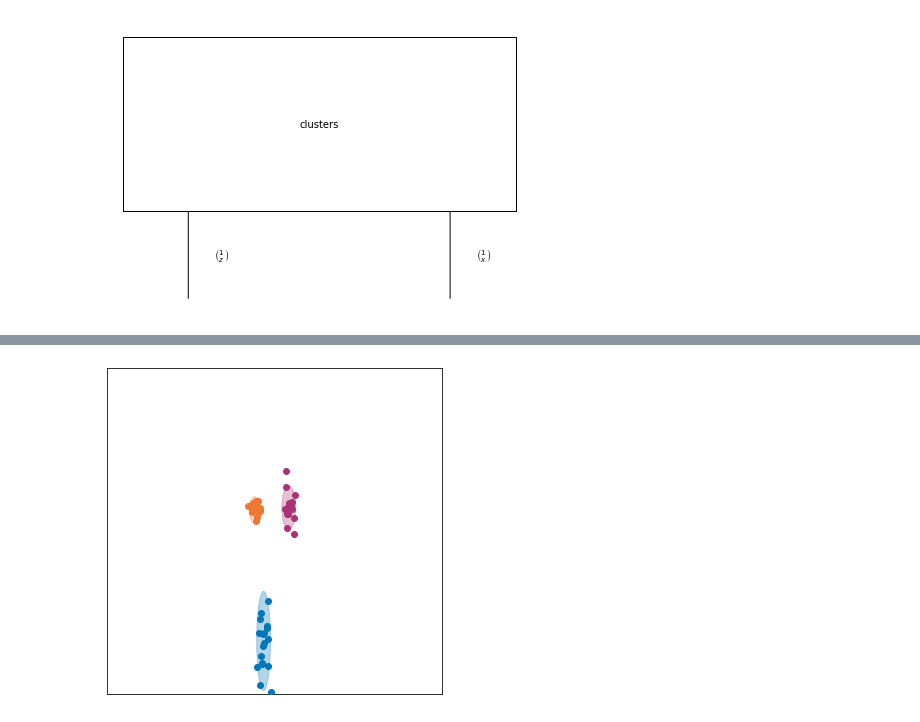
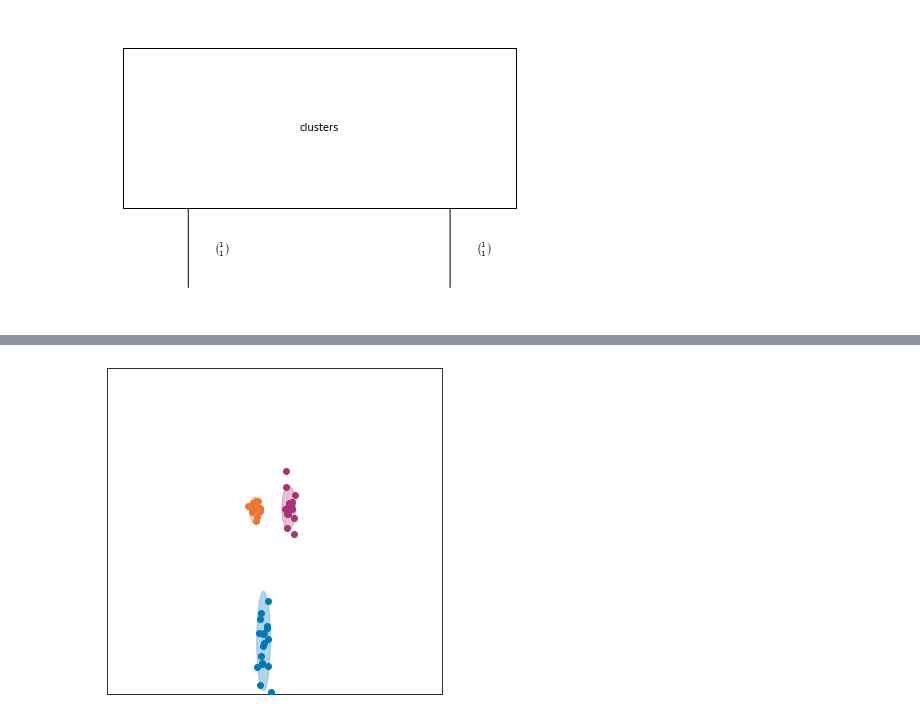
Before and after one commit to esennesh/combinators, a Jupyter notebook: examples/gmm/gmm.ipynb, the cells around one changed output, grey strips where cells are left out. Cells and saved outputs as stored; diff of their text form; code cells hidden in the pictures.

```diff
--- a/examples/gmm/gmm.ipynb
+++ b/examples/gmm/gmm.ipynb
@@ -24,9 +24,10 @@ K = zs_ground_truth.shape[2]
 N = xs.shape[1]
 NUM_SAMPLES = xs.shape[0]
 # %%
-clusters_prior = sampler.importance_box('clusters', gmm.GaussianClusters(K, D), None, (NUM_SAMPLES,),
-                                        lens.LensPRO(0), PRO(2) & Ty('z', 'x'))
+prior = gmm.GaussianClusters(K, D)
+gibbs = gmm.ClustersGibbs(K, D)
+clusters_prior = sampler.importance_box('clusters', prior, (NUM_SAMPLES,), gibbs, PRO(0), PRO(2))
 clusters_prior.draw()
 # %% [output]
-[figure, old version]
+[figure, new version]
 # %%
```
Also changed, not shown: parts of 13 cells of this notebook.
